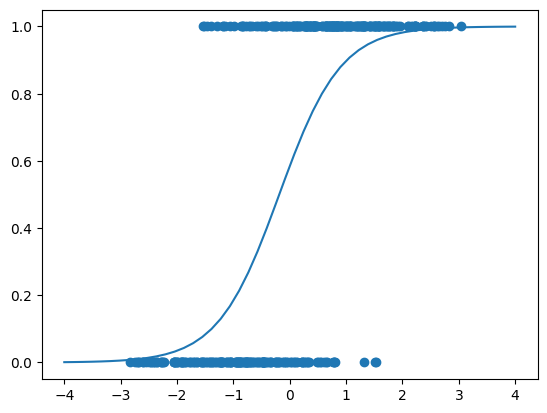
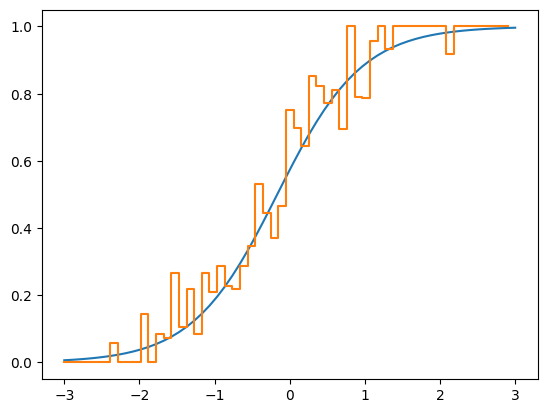
The notebook cell's code change between the first figure and the second:
--- before
+++ after
@@ -9,7 +9,12 @@
     return 1. / (1. + np.exp(-(b0 + b1 * x)))
 
-x = np.linspace(-4, 4)
+x = np.linspace(-3, 3, 60)
 y = predict(x)
+
+lose_hist, lose_edge = np.histogram(xs[ys < 0.5], bins=x)
+wins_hist, wins_edge = np.histogram(xs[ys > 0.5], bins=x)
+
 plt.plot(x, y)
-plt.scatter(xs, ys)
+#plt.scatter(xs, ys)
+plt.step(lose_edge[:-1], wins_hist / (lose_hist + wins_hist))
 plt.show()

Commit: Redo skill.ipynb analysis with more data and a better plot